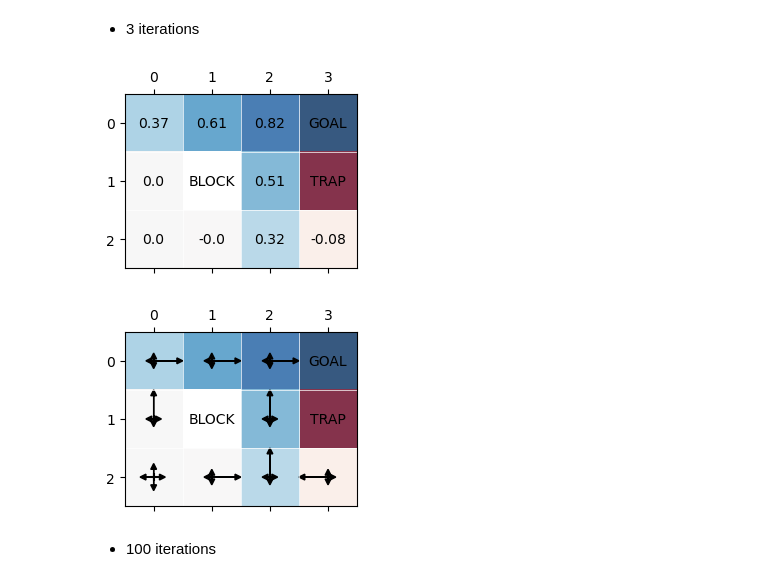
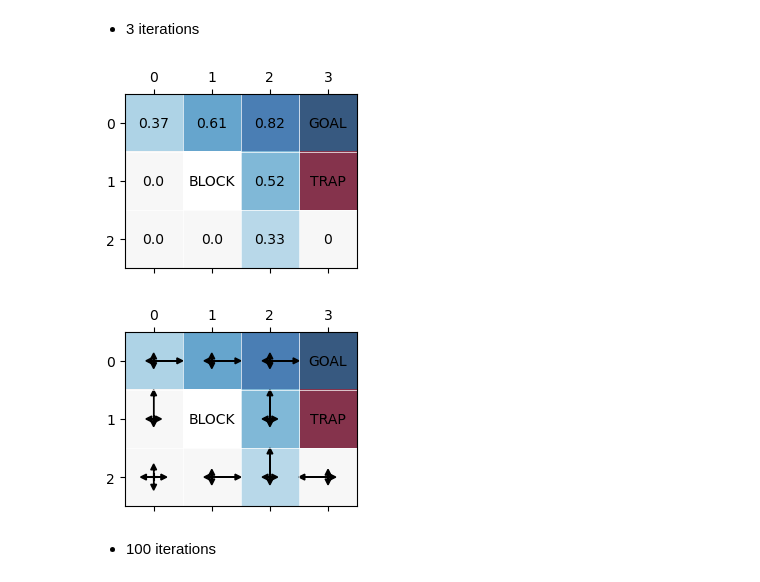
Before and after one commit to msdkang/Reinforcement-Learning, a Jupyter notebook: simple example.ipynb, the cells around one changed output. Cells and saved outputs as stored; diff of their text form; code cells hidden in the pictures.

```diff
--- a/simple example.ipynb
+++ b/simple example.ipynb
@@ -157,9 +157,10 @@ plot_policy(values)
 # %%
 GAMMA = 0.9
 
-def value_iteration(values, policy, iterations=100):
+def value_iteration(policy, iterations=100):
+    values = {state:reward(state) for state in STATES}
     for _ in range(iterations):
-        new_values = {state: 0 for state in STATES}
+        new_values = {state:0 for state in STATES}
         for state in STATES:
             if state in {GOAL, TRAP, BLOCK}:
                 new_values[state] = reward(state)
@@ -168,15 +169,14 @@ def value_iteration(values, policy, iterations=100):
             for action, p in policy[state].items():
                 next_state = transition(state, action)
                 val += p * (reward(state) + GAMMA * values[next_state])
-            new_values[state] = val
+            new_values[state] = max(val, 0)
         values = new_values
         policy = update_policy(values)
 
     return values, policy
 
-values = {state:reward(state) for state in STATES}
 policy = update_policy(values)
-utilities, policy = value_iteration(values, policy, 0)
+utilities, policy = value_iteration(policy, 0)
 plot_values(utilities)
 plot_policy(utilities)
 # %% [output]
@@ -185,7 +185,7 @@ plot_policy(utilities)
 # %% [markdown]
 - 1 iteration
 # %%
-utilities, policy = value_iteration(values, policy, 1)
+utilities, policy = value_iteration(policy, 1)
 plot_values(utilities)
 plot_policy(utilities)
 # %% [output]
@@ -193,0 +196,4 @@ plot_policy(utilities)
+# %%
+utilities, policy = value_iteration(policy, 2)
+plot_values(utilities)
+plot_policy(utilities)
@@ -194,11 +203,11 @@ plot_policy(utilities)
 # %% [markdown]
 - 3 iterations
 # %%
-utilities, policy = value_iteration(values, policy, 3)
+utilities, policy = value_iteration(policy, 3)
 plot_values(utilities)
 plot_policy(utilities)
 # %% [output]
-[figure, old version]
+[figure, new version]
 [figure]
 # %% [markdown]
 - 100 iterations
```
Also changed, not shown: parts of 4 cells of this notebook, 1 other file.
